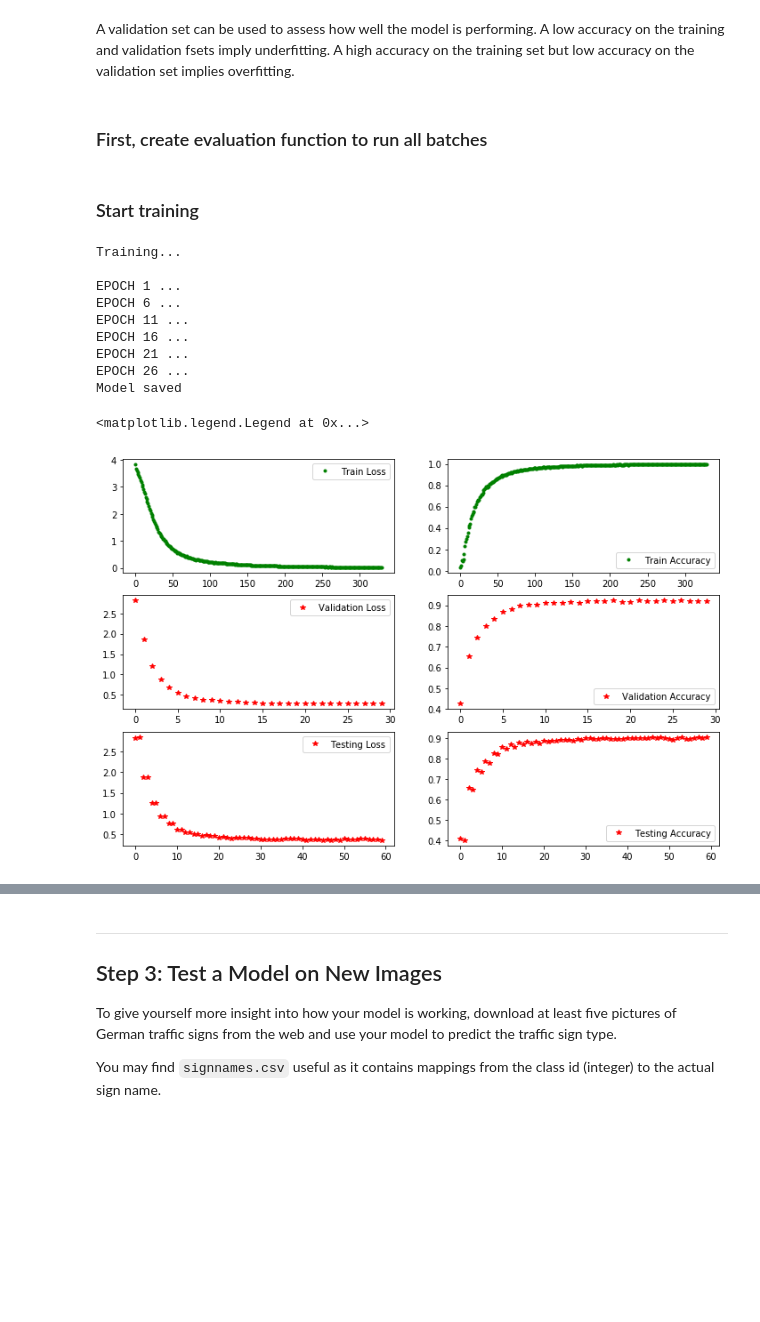
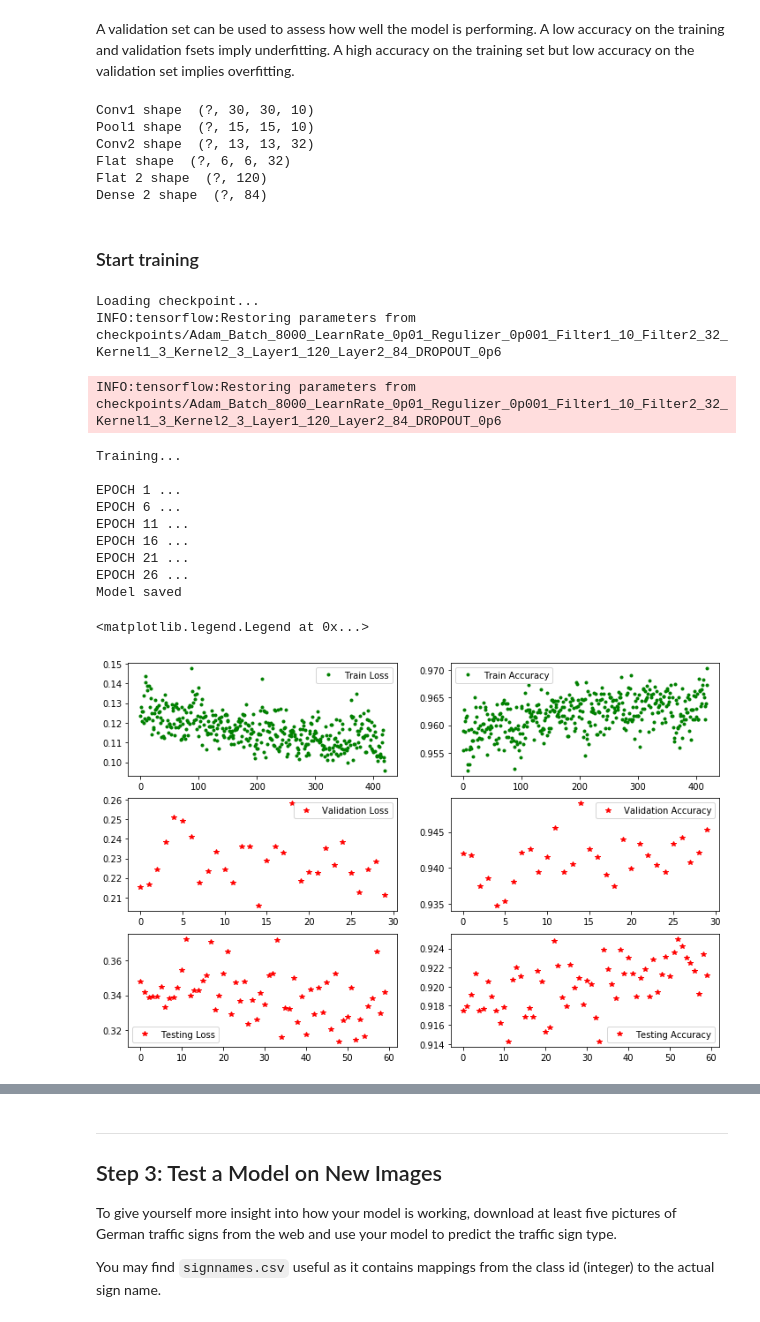
Before and after one commit to mhaytmyr/Udacity, a Jupyter notebook: Term1_Project2/Traffic_Sign_Classifier.ipynb, the cells around one changed output, grey strips where cells are left out. Saved outputs shown, nothing was run; the diff lists cells and outputs as text; code cells hidden in the pictures; blank space fills up the shorter version.

Commit message:
improved model, updated write up

```diff
--- a/Term1_Project2/Traffic_Sign_Classifier.ipynb
+++ b/Term1_Project2/Traffic_Sign_Classifier.ipynb
@@ -284,16 +304,25 @@ Image rank  4
 # %%
 ### Define hyperparameters
 LEARNRATE = 0.01
-L2_SCALE = 0.06
+L2_SCALE = 0.001
 mu = 0
 sigma = 0.1
 
 EPOCHS = 30
-BATCH_SIZE = 10000 #4096
+BATCH_SIZE = 8000
+
+FILTER1 = 10; FILTER2 = 32;
+KERNEL1 = 3; KERNEL2 = 3;
+LAYER1 = 120; LAYER2 = 84;
+DROPOUT = 0.6;
 
 MODEL_NAME = "Adam_"+"Batch_"+str(BATCH_SIZE)+ \
     "_LearnRate_"+str(LEARNRATE).replace(".","p")+\
-    "_Regulizer_"+str(L2_SCALE).replace(".","p")
+    "_Regulizer_"+str(L2_SCALE).replace(".","p")+\
+    "_Filter1_"+str(FILTER1)+"_Filter2_"+str(FILTER2)+\
+    "_Kernel1_"+str(KERNEL1)+"_Kernel2_"+str(KERNEL2)+\
+    "_Layer1_"+str(LAYER1)+"_Layer2_"+str(LAYER2)+\
+    "_DROPOUT_"+str(DROPOUT).replace(".","p")
 
 #MODEL_NAME = "RMSProp_"+"Batch_"+str(BATCH_SIZE)+"_LearnRate_"+str(LEARNRATE).replace(".","p")
 # %% [markdown]
@@ -458,33 +491,22 @@ class LeNetModel:
 # %% [markdown]
 A validation set can be used to assess how well the model is performing. A low accuracy on the training and validation
 fsets imply underfitting. A high accuracy on the training set but low accuracy on the validation set implies overfitting.
-# %% [markdown]
-### First, create evaluation function to run all batches
-# %%
-def evaluate(X_data, y_data, model,test_loss_vector, test_accuracy_vector):
-    num_examples = len(X_data)
-    total_accuracy, total_loss = 0,0
-    sess = tf.get_default_session()
-    for offset in range(0, num_examples, BATCH_SIZE):
-        batch_x, batch_y = X_data[offset:offset+BATCH_SIZE], y_data[offset:offset+BATCH_SIZE]
-        accuracy,loss = sess.run([model.accuracy,model.loss], feed_dict={model.inputs: batch_x, model.targets: batch_y})
-        total_accuracy += (accuracy * len(batch_x))
-        total_loss += (loss * len(batch_x))
-
-        ##append vectors
-        test_loss_vector.append(loss)
-        test_accuracy_vector.append(accuracy)
-
-    return total_accuracy / num_examples, total_loss/num_examples
 # %%
 tf.reset_default_graph()
 
 ### Inititate LeNet Model
 model = LeNetModel(32,32,1,mu_init=mu,sigma_init=sigma)
 ### Build architecture
-model.build_op(filter1=6,filter2=16,layer1=120,layer2=84,kernel1=5,kernel2=5)
+model.build_op(filter1=FILTER1,filter2=FILTER2,layer1=LAYER1,layer2=LAYER2,kernel1=KERNEL2,kernel2=KERNEL2)
 ### Build training operation, all information should be accesable at this point
 model.train_op(LEARNRATE)
+# %% [output]
+Conv1 shape  (?, 30, 30, 10)
+Pool1 shape  (?, 15, 15, 10)
+Conv2 shape  (?, 13, 13, 32)
+Flat shape  (?, 6, 6, 32)
+Flat 2 shape  (?, 120)
+Dense 2 shape  (?, 84)
 # %% [markdown]
 ### Start training
 # %%
@@ -497,9 +519,9 @@ with tf.Session() as sess:
     sess.run(tf.global_variables_initializer())
     num_examples = len(X_train_norm)
 
-    #if tf.train.checkpoint_exists("checkpoints/"+MODEL_NAME):
-    #    print("Loading checkpoint...")
-    #    saver.restore(sess,"checkpoints/"+MODEL_NAME)
+    if tf.train.checkpoint_exists("checkpoints/"+MODEL_NAME):
+     print("Loading checkpoint...")
+     saver.restore(sess,"checkpoints/"+MODEL_NAME)
 
     print("Training...")
     print()
@@ -511,51 +533,51 @@ with tf.Session() as sess:
             batch_x, batch_y = X_train_shuffle[offset:end], y_train_shuffle[offset:end]
 
             _, t_loss, t_accuracy = sess.run([model.optimizer,model.loss, model.accuracy], \
-                                          feed_dict={model.inputs: batch_x, model.targets: batch_y})
-
-            #temp = sess.run(tf.argmax(model.Y,1), feed_dict={model.inputs:batch_x})
-            #print(temp[:10])
+                                          feed_dict={model.inputs: batch_x, model.targets: batch_y, model.keep_proba: DROPOUT})
 
             train_loss_vector.append(t_loss)
             train_accuracy_vector.append(t_accuracy)
 
         validation_accuracy, validation_loss = evaluate(X_valid_norm, y_valid,
                                                         model,val_loss_vector, val_accuracy_vector)
 
         test_accuracy, test_loss = evaluate(X_test_norm, y_test,
                                                         model,test_loss_vector, test_accuracy_vector)
 
         if i%5==0: print("EPOCH {} ...".format(i+1))
         #print("Validation Accuracy = {:.3f}, Train Accuracy = {:.3f}".format(validation_accuracy,train_accuracy))
         #print("Validation Loss = {:.3f}, Train Loss = {:.3f}".format(validation_loss,train_loss))
         #print()
 
     saver.save(sess, 'checkpoints/'+MODEL_NAME)
     print("Model saved")
 
 fig, axes = plt.subplots(ncols=2,nrows=3, figsize=(12,8))
 ax = axes.ravel()
 ax[0].plot(train_loss_vector,"g.",label="Train Loss")
 ax[1].plot(train_accuracy_vector,"g.",label="Train Accuracy")
 ax[2].plot(val_loss_vector,"r*",label="Validation Loss")
 ax[3].plot(val_accuracy_vector,"r*",label="Validation Accuracy")
 ax[4].plot(test_loss_vector,"r*",label="Testing Loss")
 ax[5].plot(test_accuracy_vector,"r*",label="Testing Accuracy")
 ax[0].legend(); ax[1].legend()
 ax[2].legend(); ax[3].legend()
 ax[4].legend(); ax[5].legend()
 # %% [output]
-Training...
-
-EPOCH 1 ...
-EPOCH 6 ...
-EPOCH 11 ...
-EPOCH 16 ...
-EPOCH 21 ...
-EPOCH 26 ...
-Model saved
+Loading checkpoint...
+INFO:tensorflow:Restoring parameters from checkpoints/Adam_Batch_8000_LearnRate_0p01_Regulizer_0p001_Filter1_10_Filter2_32_Kernel1_3_Kernel2_3_Layer1_120_Layer2_84_DROPOUT_0p6
-<matplotlib.legend.Legend at 0x...>
+INFO:tensorflow:Restoring parameters from checkpoints/Adam_Batch_8000_LearnRate_0p01_Regulizer_0p001_Filter1_10_Filter2_32_Kernel1_3_Kernel2_3_Layer1_120_Layer2_84_DROPOUT_0p6
+Training...
+
+EPOCH 1 ...
+EPOCH 6 ...
+EPOCH 11 ...
+EPOCH 16 ...
+EPOCH 21 ...
+EPOCH 26 ...
+Model saved
+<matplotlib.legend.Legend at 0x...>
-[figure, old version]
+[figure, new version]
 # %%
 print("Val: ",validation_accuracy," Test: ",test_accuracy)
 # %% [output]
```
Also changed, not shown: parts of 10 cells of this notebook, 2 other files.
